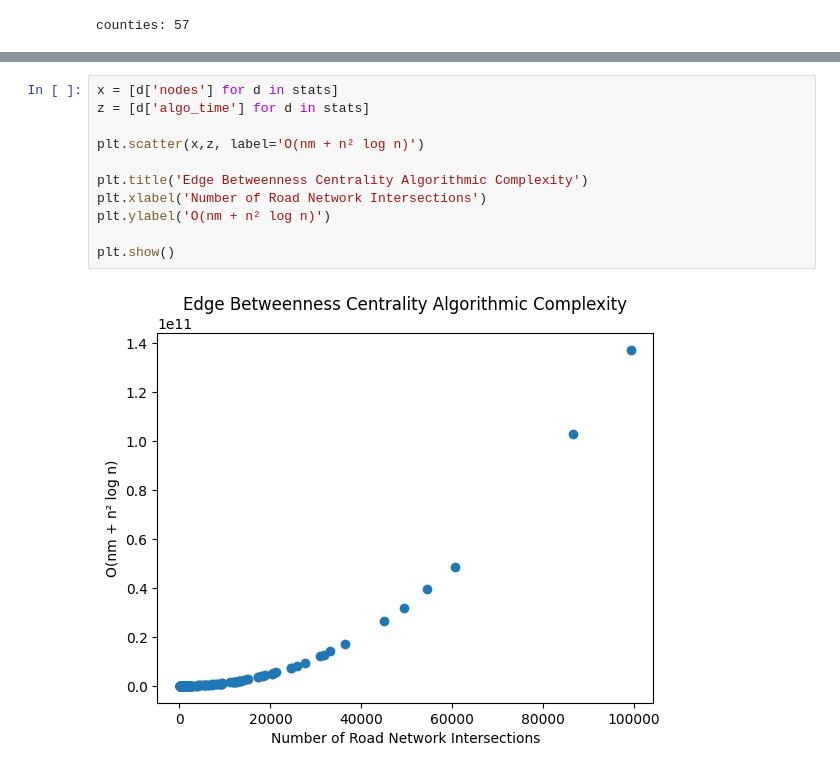
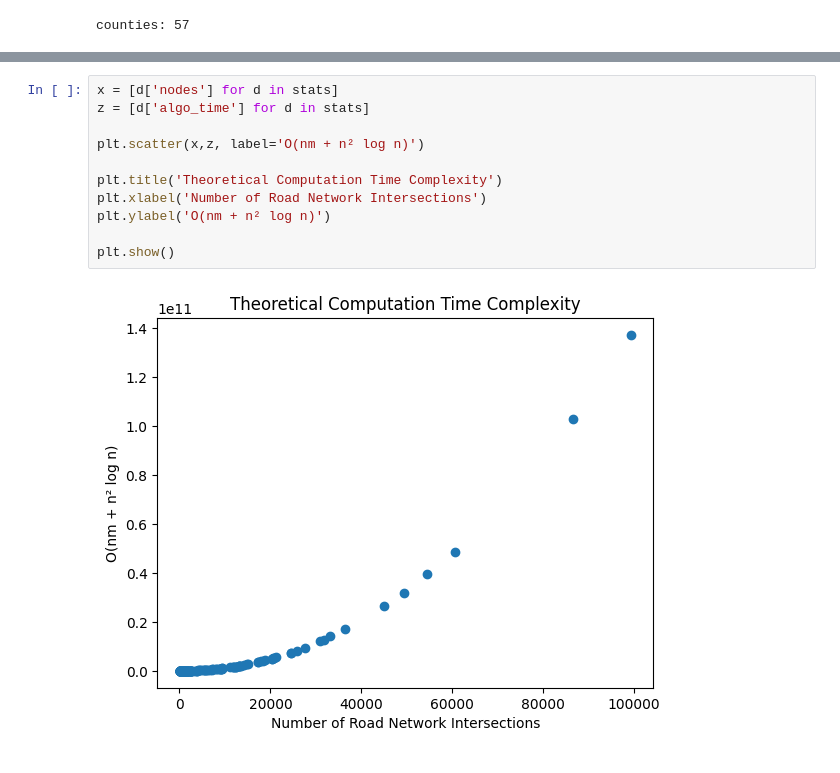
Before and after one commit to availabs/avail-transportation-resiliency-metrics, a Jupyter notebook: processing/networkx_edge_betweenness_centrality/create_nysdot_region_1_report/computational_complexity.ipynb, the cells around one changed output, grey strips where cells are left out. Saved outputs shown, nothing was run; the diff lists cells and outputs as text.

```diff
--- a/processing/networkx_edge_betweenness_centrality/create_nysdot_region_1_report/computational_complexity.ipynb
+++ b/processing/networkx_edge_betweenness_centrality/create_nysdot_region_1_report/computational_complexity.ipynb
@@ -134,13 +134,13 @@ plt.show()
 # %%
 x = [d['nodes'] for d in stats]
 z = [d['algo_time'] for d in stats]
 
 plt.scatter(x,z, label='O(nm + n² log n)')
 
-plt.title('Edge Betweenness Centrality Algorithmic Complexity')
+plt.title('Theoretical Computation Time Complexity')
 plt.xlabel('Number of Road Network Intersections')
 plt.ylabel('O(nm + n² log n)')
 
 plt.show()
 # %% [output]
-[figure, old version]
+[figure, new version]
```
Also changed, not shown: parts of 1 cell of this notebook, 9 other files.
